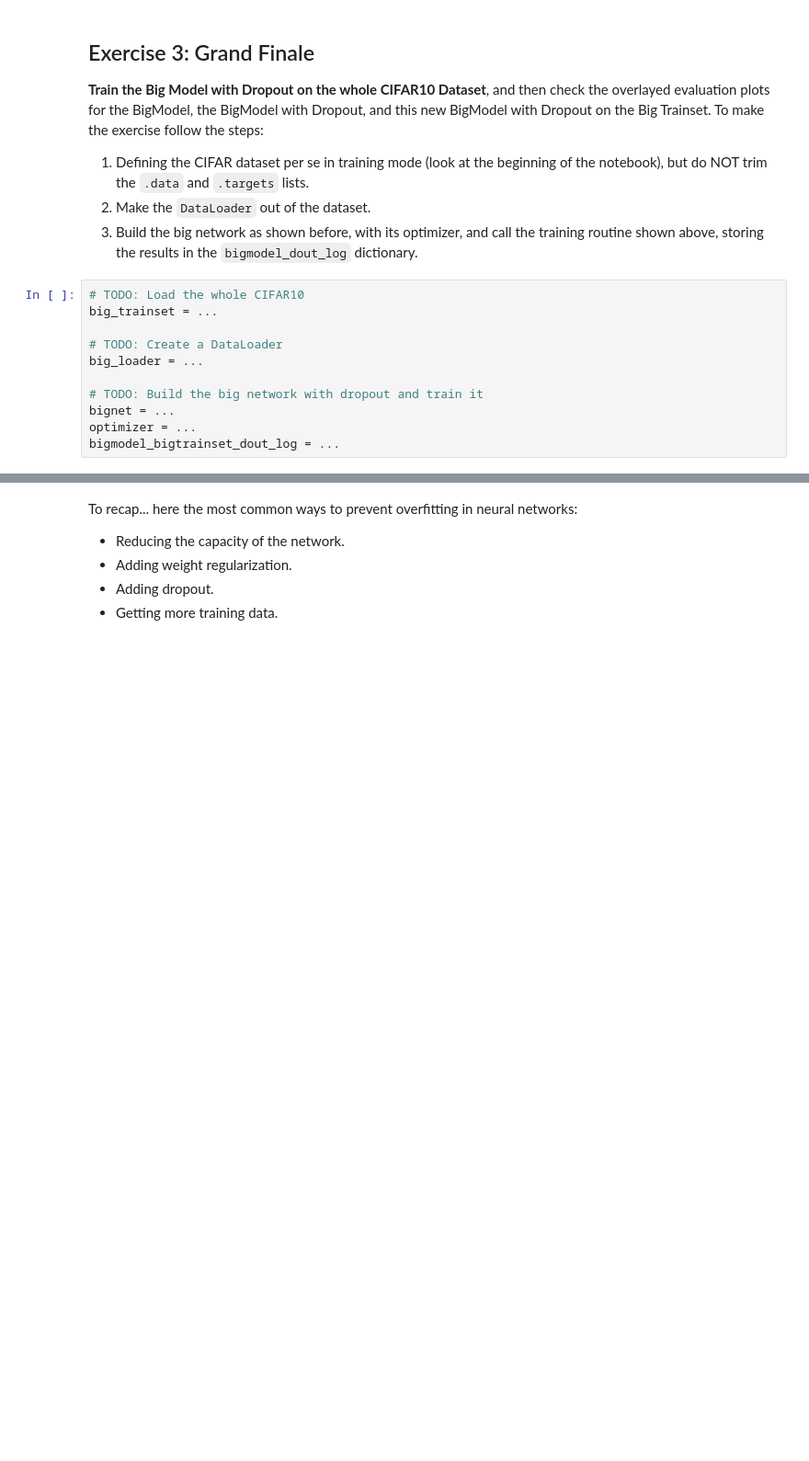
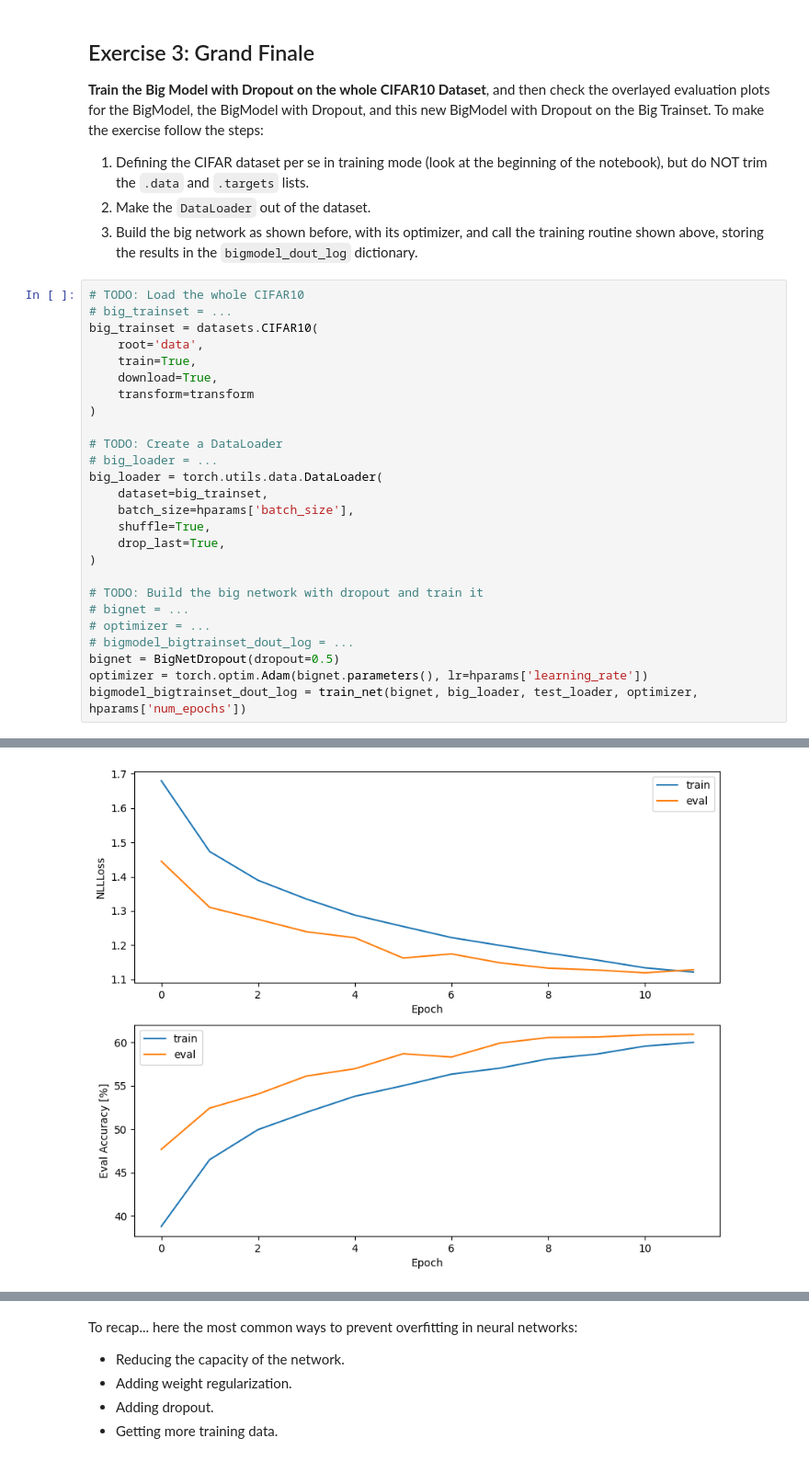
Before and after one commit to riccardobernasconi-hub/Laboratorio-pubblico, a Jupyter notebook: labs/overfitting/lab_overfitting_todo.ipynb, the cells around one changed output, grey strips where cells are left out. Shown at 92% size. Saved outputs shown, nothing was run; the diff lists cells and outputs as text; blank space fills up the shorter version.

```diff
--- a/labs/overfitting/lab_overfitting_todo.ipynb
+++ b/labs/overfitting/lab_overfitting_todo.ipynb
@@ -635,12 +696,28 @@ WHOA! So it looks like the dropout model does really badly. In fact, there is a
 3. Build the big network as shown before, with its optimizer, and call the training routine shown above, storing the results in the `bigmodel_dout_log` dictionary.
 # %%
 # TODO: Load the whole CIFAR10
-big_trainset = ...
+# big_trainset = ...
+big_trainset = datasets.CIFAR10(
+    root='data',
+    train=True,
+    download=True,
+    transform=transform
+)
 
 # TODO: Create a DataLoader
-big_loader = ...
+# big_loader = ...
+big_loader = torch.utils.data.DataLoader(
+    dataset=big_trainset,
+    batch_size=hparams['batch_size'],
+    shuffle=True,
+    drop_last=True,
+)
 
 # TODO: Build the big network with dropout and train it
-bignet = ...
-optimizer = ...
-bigmodel_bigtrainset_dout_log = ...
+# bignet = ...
+# optimizer = ...
+# bigmodel_bigtrainset_dout_log = ...
+bignet = BigNetDropout(dropout=0.5)
+optimizer = torch.optim.Adam(bignet.parameters(), lr=hparams['learning_rate'])
+bigmodel_bigtrainset_dout_log = train_net(bignet, big_loader, test_loader, optimizer, hparams['num_epochs'])
+# %% [output]
@@ -647,3 +741,4 @@ bigmodel_bigtrainset_dout_log = ...
+[figure, added]
 # %%
 plt.figure(figsize=(10, 8))
 plt.subplot(2,1,1)
```
Also changed, not shown: parts of 10 cells of this notebook.
